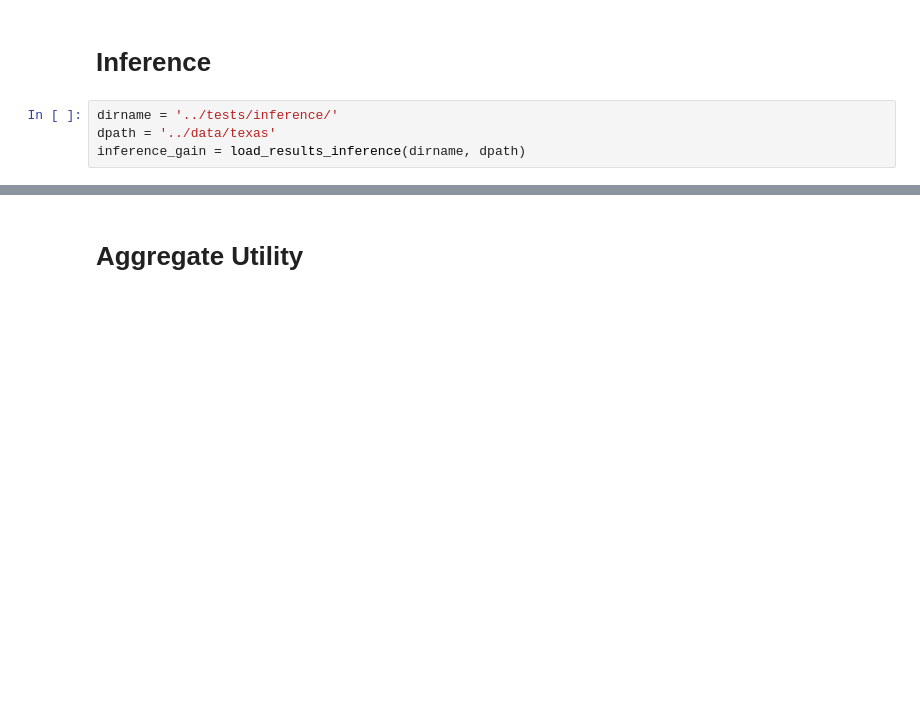
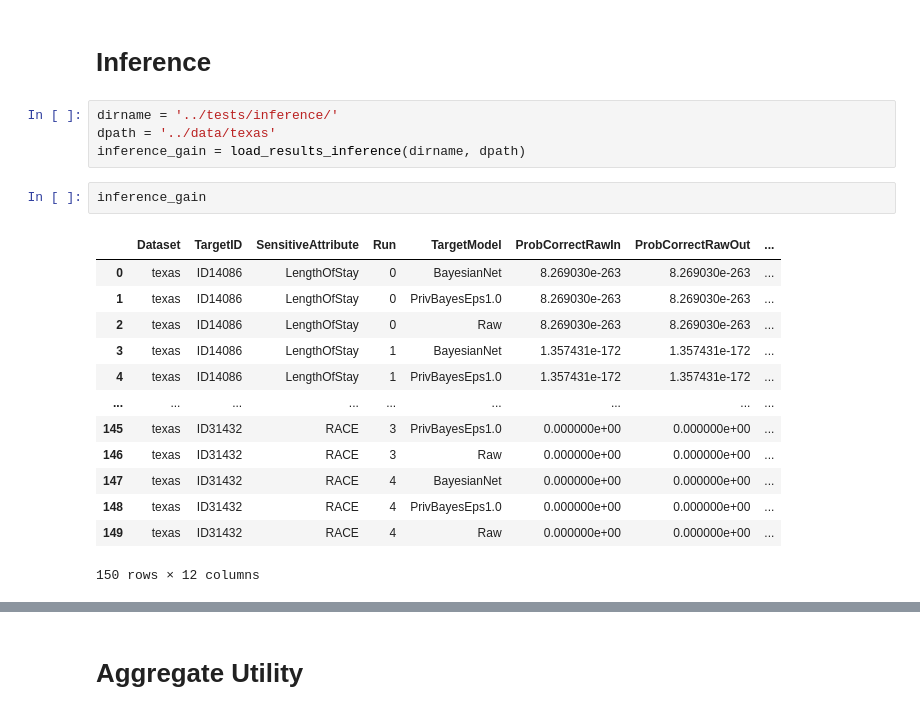
Before and after one commit to beritoksnes/synthetic_data_release, a Jupyter notebook: notebooks/Analyse Results.ipynb, the cells around one changed output, grey strips where cells are left out. Drawn from its saved outputs; the diff is of its cells as text; blank space fills up the shorter version.

```diff
--- a/notebooks/Analyse Results.ipynb
+++ b/notebooks/Analyse Results.ipynb
@@ -34,4 +26,20 @@ fig = plt_per_target_pg(linkage_gain, models, resFilter=('FeatureSet', 'Correlat
 dirname = '../tests/inference/'
 dpath = '../data/texas'
 inference_gain = load_results_inference(dirname, dpath)
+# %%
+inference_gain
+# %% [output]
+|  | Dataset | TargetID | SensitiveAttribute | Run | TargetModel | ProbCorrectRawIn | ProbCorrectRawOut | ... |
+| 0 | texas | ID14086 | LengthOfStay | 0 | BayesianNet | 8.269030e-263 | 8.269030e-263 | ... |
+| 1 | texas | ID14086 | LengthOfStay | 0 | PrivBayesEps1.0 | 8.269030e-263 | 8.269030e-263 | ... |
+| 2 | texas | ID14086 | LengthOfStay | 0 | Raw | 8.269030e-263 | 8.269030e-263 | ... |
+| 3 | texas | ID14086 | LengthOfStay | 1 | BayesianNet | 1.357431e-172 | 1.357431e-172 | ... |
+| 4 | texas | ID14086 | LengthOfStay | 1 | PrivBayesEps1.0 | 1.357431e-172 | 1.357431e-172 | ... |
+| ... | ... | ... | ... | ... | ... | ... | ... | ... |
+| 145 | texas | ID31432 | RACE | 3 | PrivBayesEps1.0 | 0.000000e+00 | 0.000000e+00 | ... |
+| 146 | texas | ID31432 | RACE | 3 | Raw | 0.000000e+00 | 0.000000e+00 | ... |
+| 147 | texas | ID31432 | RACE | 4 | BayesianNet | 0.000000e+00 | 0.000000e+00 | ... |
+| 148 | texas | ID31432 | RACE | 4 | PrivBayesEps1.0 | 0.000000e+00 | 0.000000e+00 | ... |
+| 149 | texas | ID31432 | RACE | 4 | Raw | 0.000000e+00 | 0.000000e+00 | ... |
+150 rows × 12 columns
 # %%
```
Also changed, not shown: parts of 6 cells of this notebook, 16 other files.
